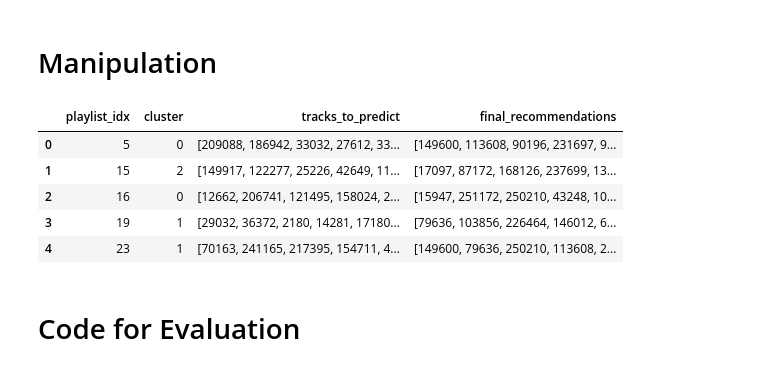
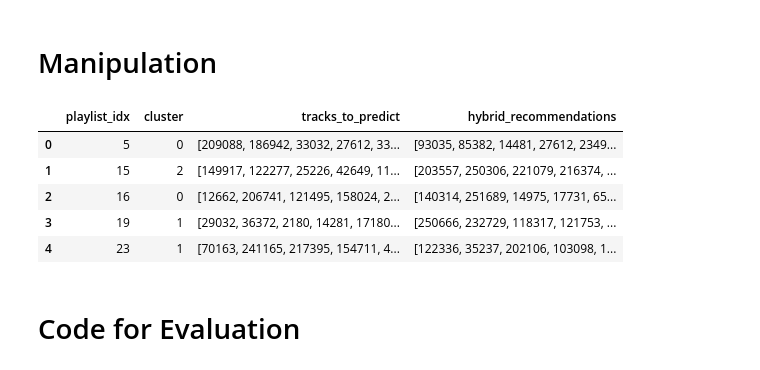
Before and after one commit to ouch528/Spotifynd, a Jupyter notebook: final_source_codes/step_8b_hybrid_model_final_analysis.ipynb, the cells around one changed output. Saved outputs shown, nothing was run; the diff lists cells and outputs as text; code cells hidden in the pictures.

```diff
--- a/final_source_codes/step_8b_hybrid_model_final_analysis.ipynb
+++ b/final_source_codes/step_8b_hybrid_model_final_analysis.ipynb
@@ -11,8 +11,7 @@ warnings.filterwarnings('ignore')
 # %% [markdown]
 # Load Recommendations
 # %%
-# playlist_recommendation = pd.read_csv("final_recommendations.csv")
-playlist_recommendation = pd.read_csv("/Users/ohungchan/Downloads/final_recommendations.csv")
+playlist_recommendation = pd.read_csv("final_recommendations.csv")
 tracks = pd.read_parquet("track_final.parquet")
 playlist_original = pd.read_csv("playlist_final_unweighted.csv")
 playlist_cluster = playlist_original[['playlist_idx', 'cluster', 'tracks_to_predict']]
@@ -23,30 +22,30 @@ playlist_recommendation = playlist_cluster.merge(playlist_recommendation, on='pl
 # %%
 def convert_string_array_to_list(s):
     """Convert a string representation of an array into a list of integers."""
     if isinstance(s, str):  # Handle string case (where it's incorrectly stored)
         numbers = re.findall(r'\d+', s)  # Extract all numeric values
         return [int(x) for x in numbers]  # Convert to integers
 
     elif isinstance(s, np.ndarray):  # Handle NumPy array case
         return s.astype(int).tolist()
 
     elif isinstance(s, list):  # Handle lists with possible string numbers
         return [int(x) for x in s if str(x).isdigit()]
 
     return []  # Return empty list if the format is unexpected
 
 # Apply function and debug output
 playlist_recommendation['tracks_to_predict'] = playlist_recommendation['tracks_to_predict'].apply(lambda x: convert_string_array_to_list(x))
-playlist_recommendation['final_recommendations'] = playlist_recommendation['final_recommendations'].apply(lambda x: convert_string_array_to_list(x))
+playlist_recommendation['hybrid_recommendations'] = playlist_recommendation['hybrid_recommendations'].apply(lambda x: convert_string_array_to_list(x))
 
 playlist_recommendation.head()
 # %% [output]
-|  | playlist_idx | cluster | tracks_to_predict | final_recommendations |
-| 0 | 5 | 0 | [209088, 186942, 33032, 27612, 33... | [149600, 113608, 90196, 231697, 9... |
-| 1 | 15 | 2 | [149917, 122277, 25226, 42649, 11... | [17097, 87172, 168126, 237699, 13... |
-| 2 | 16 | 0 | [12662, 206741, 121495, 158024, 2... | [15947, 251172, 250210, 43248, 10... |
-| 3 | 19 | 1 | [29032, 36372, 2180, 14281, 17180... | [79636, 103856, 226464, 146012, 6... |
-| 4 | 23 | 1 | [70163, 241165, 217395, 154711, 4... | [149600, 79636, 250210, 113608, 2... |
+|  | playlist_idx | cluster | tracks_to_predict | hybrid_recommendations |
+| 0 | 5 | 0 | [209088, 186942, 33032, 27612, 33... | [93035, 85382, 14481, 27612, 2349... |
+| 1 | 15 | 2 | [149917, 122277, 25226, 42649, 11... | [203557, 250306, 221079, 216374, ... |
+| 2 | 16 | 0 | [12662, 206741, 121495, 158024, 2... | [140314, 251689, 14975, 17731, 65... |
+| 3 | 19 | 1 | [29032, 36372, 2180, 14281, 17180... | [250666, 232729, 118317, 121753, ... |
+| 4 | 23 | 1 | [70163, 241165, 217395, 154711, 4... | [122336, 35237, 202106, 103098, 1... |
 # %%
 tracks['track_popularity'] = tracks['track_popularity'] / 100
 tracks['track_idx'] = tracks['track_idx'].astype(int)
```
Also changed, not shown: parts of 4 cells of this notebook, 3 other files.
